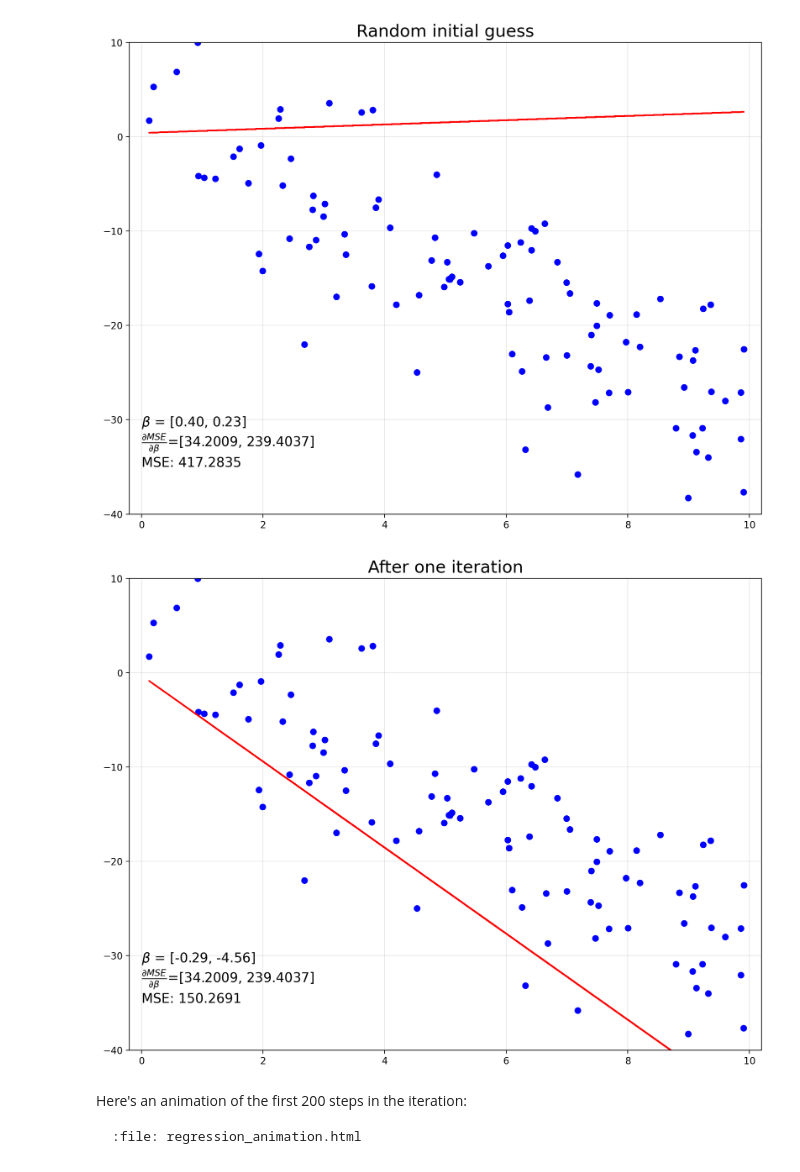
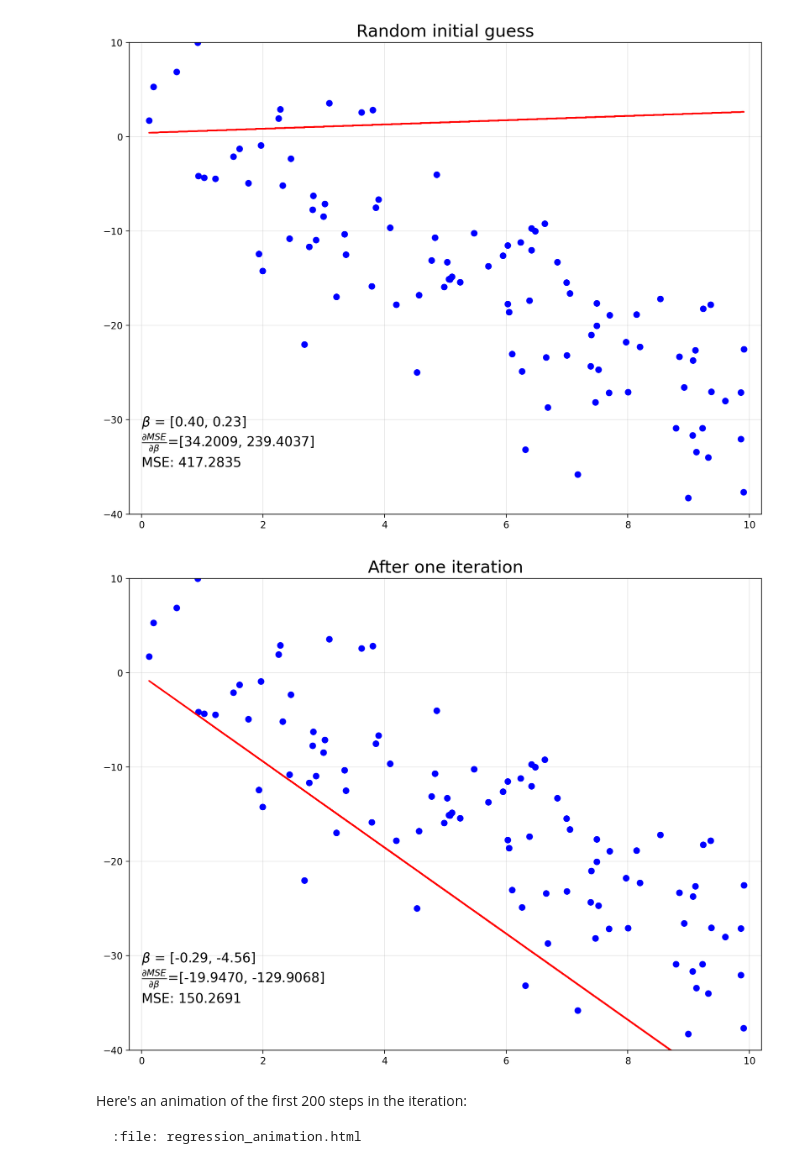
Before and after one commit to stoffprof/qf, a Jupyter notebook: _sources/04a Regression theory.ipynb, the cells around one changed output. Cells and saved outputs as stored; diff of their text form; code cells hidden in the pictures.

```diff
--- a/_sources/04a Regression theory.ipynb
+++ b/_sources/04a Regression theory.ipynb
@@ -328,15 +330,18 @@ do_plot('Random initial guess')
 # %%
 η = 0.02  # learning rate
 
 # update β
 β = β - η*gradient
 
 # calculate new predicted Y values
 y_hat = X @ β
 
+# update gradient
+gradient = -2/N * X.T @ (y - y_hat)
+
 do_plot('After one iteration')
 # %% [output]
-[figure, old version]
+[figure, new version]
 # %% [markdown]
 Here's an animation of the first 200 steps in the iteration:
 
```
Also changed, not shown: parts of 10 cells of this notebook, 57 other files.
